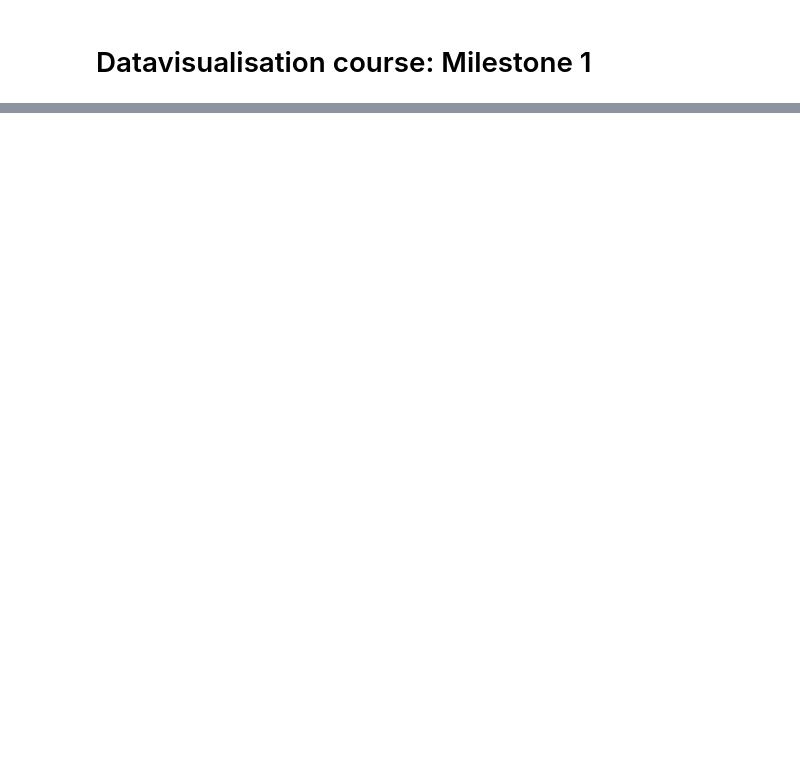
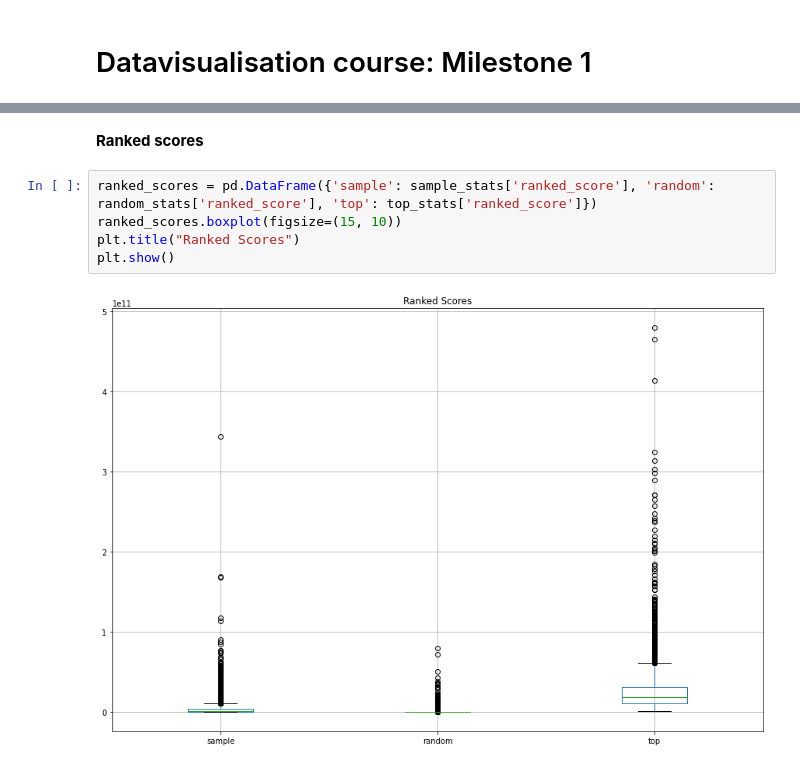
Before and after one commit to com-480-data-visualization/data-visualization-project-2021-itv, a Jupyter notebook: Milestone1/Milestone1_data_exploration.ipynb, the cells around one changed output, grey strips where cells are left out. Saved outputs shown, nothing was run; the diff lists cells and outputs as text; blank space fills up the shorter version.

```diff
--- a/Milestone1/Milestone1_data_exploration.ipynb
+++ b/Milestone1/Milestone1_data_exploration.ipynb
@@ -56,0 +105,9 @@ Sampled users
+# %% [markdown]
+__Ranked scores__
+# %%
+ranked_scores = pd.DataFrame({'sample': sample_stats['ranked_score'], 'random': random_stats['ranked_score'], 'top': top_stats['ranked_score']})
+ranked_scores.boxplot(figsize=(15, 10))
+plt.title("Ranked Scores")
+plt.show()
+# %% [output]
+[figure, added]
```
Also changed, not shown: parts of 16 cells of this notebook, 1 other file.
